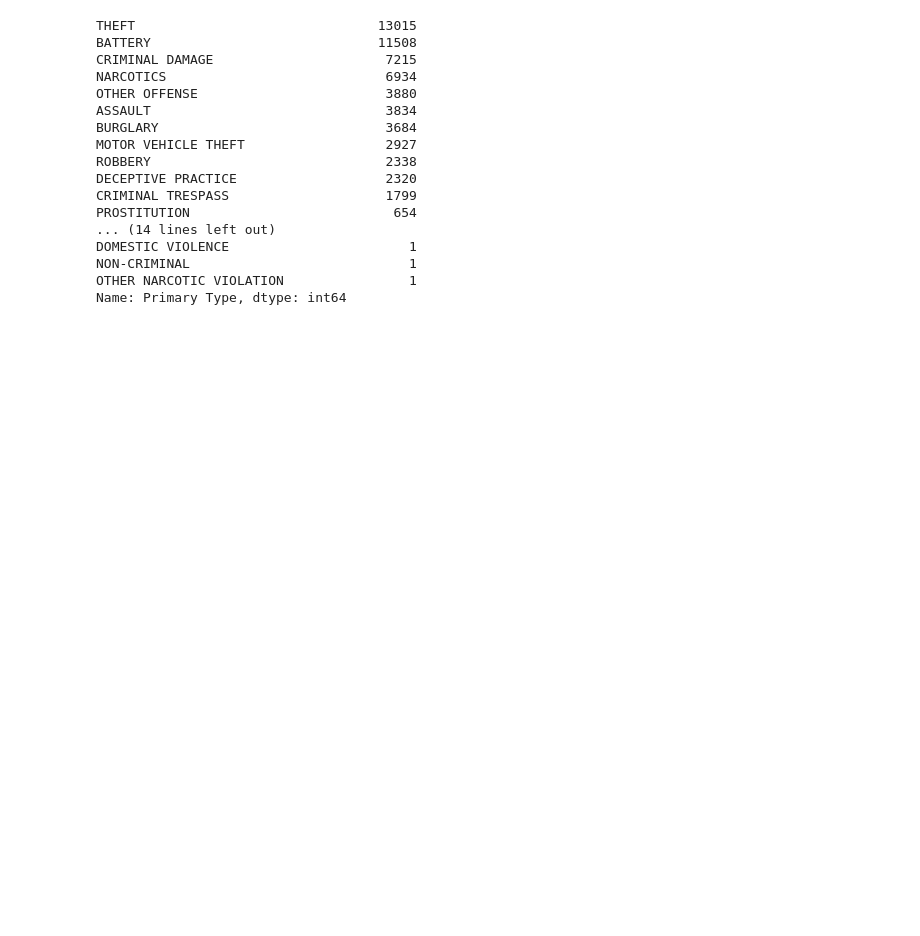
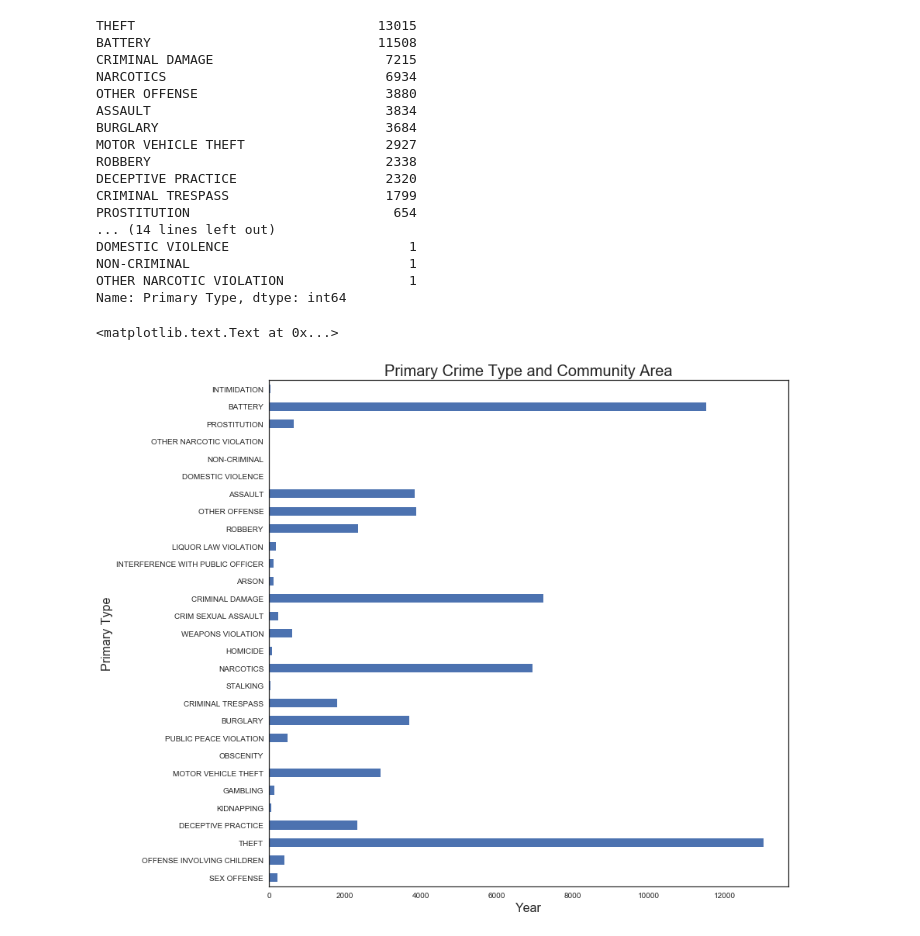
Before and after one commit to oddinigwe/project3, a Jupyter notebook: Project3.ipynb, the cells around one changed output. Cells and saved outputs as stored; diff of their text form; code cells hidden in the pictures; blank space fills up the shorter version.

```diff
--- a/Project3.ipynb
+++ b/Project3.ipynb
@@ -51,3 +51,13 @@ DOMESTIC VIOLENCE                       1
 NON-CRIMINAL                            1
 OTHER NARCOTIC VIOLATION                1
 Name: Primary Type, dtype: int64
+# %%
+#To create a pie chart showing primary crime types and years
+fig,ax = plt.subplots(figsize=(12,12))
+chicagocrime['Primary Type'].value_counts(sort=False).plot(kind='barh')
+plt.title('Primary Crime Type and Community Area',fontsize=20)
+plt.xlabel('Year',fontsize=16)
+plt.ylabel('Primary Type',fontsize=16)
+# %% [output]
+<matplotlib.text.Text at 0x...>
+[figure, added]
```
Also changed, not shown: parts of 2 cells of this notebook.
